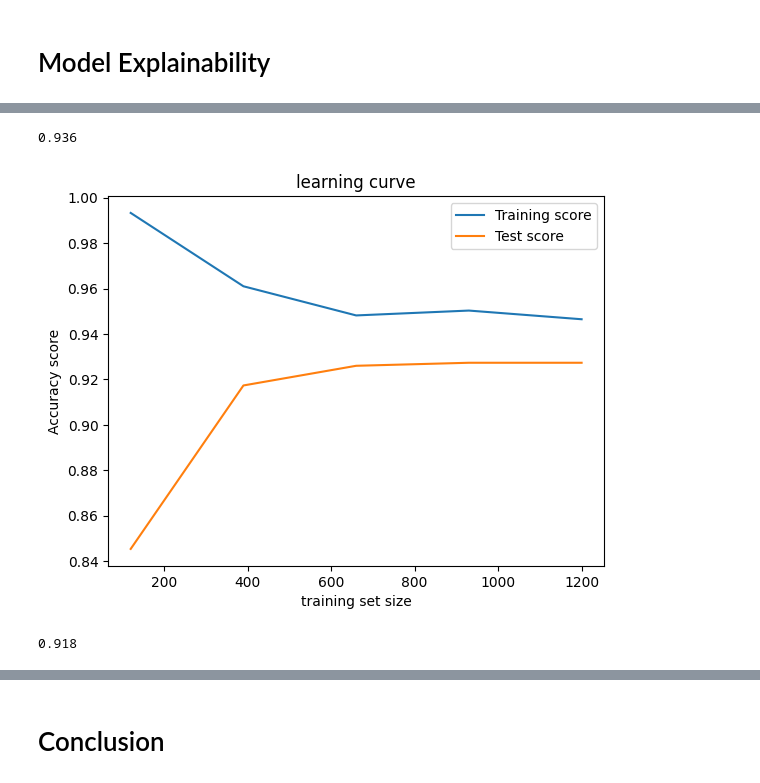
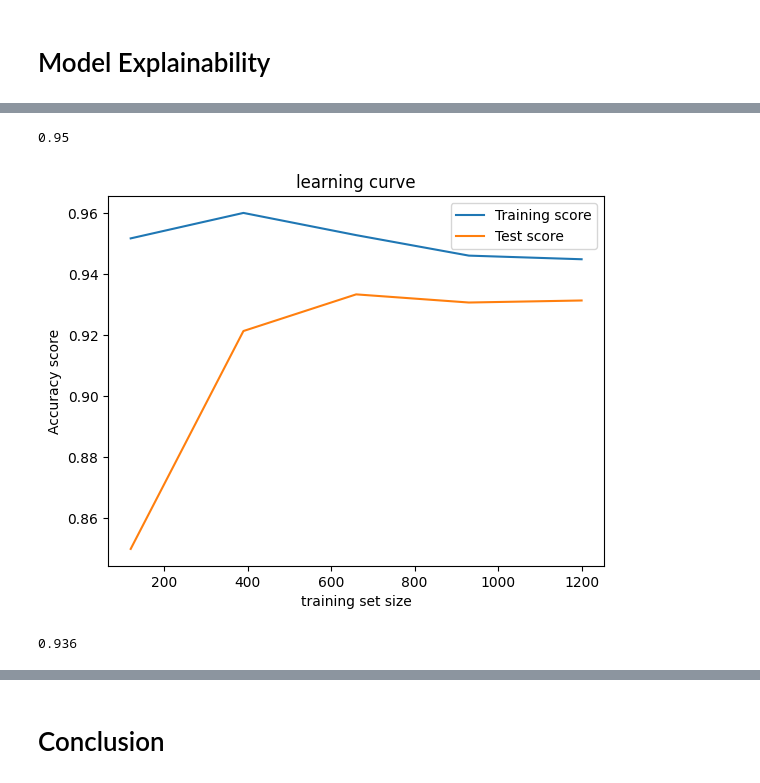
Before and after one commit to Datawithabhishek/Mobile-Price-Range-Prediction, a Jupyter notebook: Mobile_Price_Range_Prediction.ipynb, the cells around one changed output, grey strips where cells are left out. Drawn from its saved outputs; the diff is of its cells as text; code cells hidden in the pictures.

```diff
--- a/Mobile_Price_Range_Prediction.ipynb
+++ b/Mobile_Price_Range_Prediction.ipynb
@@ -337,3 +375,5 @@ df.drop(columns=['px_height','px_width'],inplace=True)
+# %%
+df.drop(columns=['sc_h','sc_w'],inplace=True)
 # %%
 df.shape
 # %% [output]
@@ -951,5 +976,5 @@ plt.show()
 # %%
-new_df = df[['ram','n_cores','battery_power','Pixels Dimension','mobile_wt','int_memory','pc','sc_w','talk_time','clock_speed','sc_h','fc','price_range']]
+new_df = df[['ram','n_cores','battery_power','Pixels Dimension','mobile_wt','int_memory','pc','Screen Dimension','talk_time','clock_speed','fc','price_range']]
 # %%
 dependent_variable ='price_range'
 independent_varaible = list(set(new_df.columns.tolist())-{dependent_variable})
@@ -962,28 +987,28 @@ x_train,x_test,y_train,y_test = train_test_split(x,y,test_size=0.25,random_state
 stand = StandardScaler()
 x_train = stand.fit_transform(x_train)
 x_test = stand.transform(x_test)
-# %%
-scv =SVC(C=9,kernel='linear')
-scv.fit(x_train,y_train)
-scv_pred = scv.predict(x_test)
-scv_accuracy = accuracy_score(scv_pred,y_test)
-scv_accuracy
-# %% [output]
-0.936
+# %%
+vb =LogisticRegression(C= 1, penalty= 'l1', solver= 'saga')
+vb.fit(x_train,y_train)
+vb_pred = vb.predict(x_test)
+vb_accuracy = accuracy_score(vb_pred,y_test)
+vb_accuracy
+# %% [output]
+0.95
 # %%
-check_overfit(scv)
+check_overfit(vb)
 # %% [output]
-[figure, old version]
+[figure, new version]
 # %%
 pca= PCA(n_components=9)
 x_train_1 = pca.fit_transform(x_train)
 x_test_1 = pca.transform(x_test)
-lv = SVC(C=9,kernel='linear')
+lv = LogisticRegression(C= 1, penalty= 'l1', solver= 'saga')
 lv.fit(x_train_1,y_train)
 y_pred = lv.predict(x_test_1)
 print(accuracy_score(y_pred,y_test))
 # %% [output]
-0.918
+0.936
 # %%
 pca= PCA(n_components=2)
 x_train_trf = pca.fit_transform(x_train)
```
Also changed, not shown: parts of 63 cells of this notebook.
